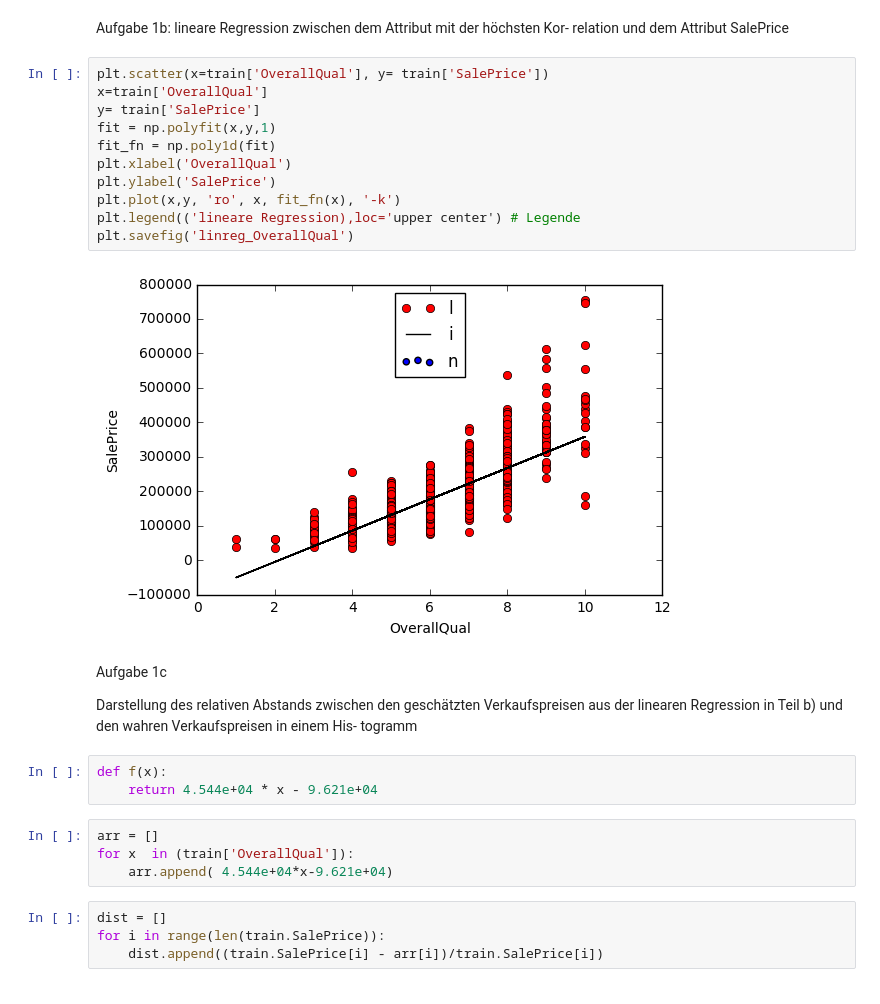
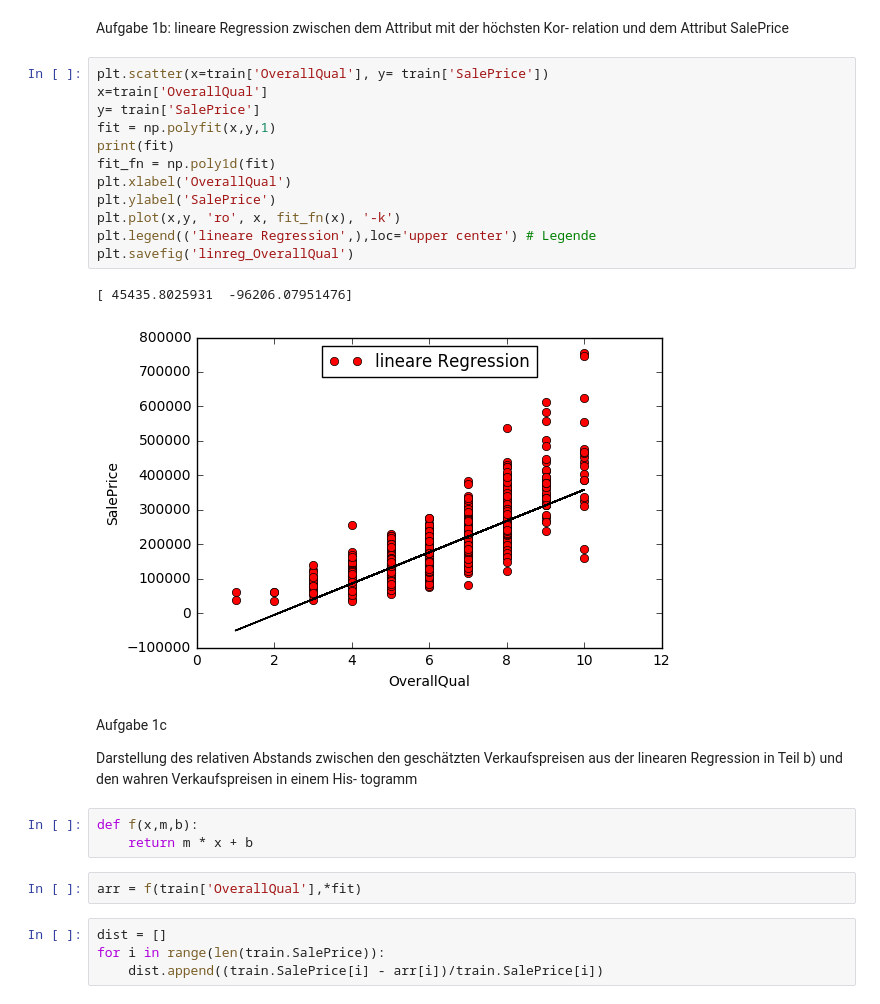
Before and after one commit to FNeubuerger/SMD_WS_1617, a Jupyter notebook: DataMiningChallenge/1_a.ipynb, the cells around one changed output. Cells and saved outputs as stored; diff of their text form.

```diff
--- a/DataMiningChallenge/1_a.ipynb
+++ b/DataMiningChallenge/1_a.ipynb
@@ -57,16 +69,18 @@ relation und dem Attribut SalePrice
 # %%
 plt.scatter(x=train['OverallQual'], y= train['SalePrice'])
 x=train['OverallQual']
 y= train['SalePrice']
 fit = np.polyfit(x,y,1)
+print(fit)
 fit_fn = np.poly1d(fit)
 plt.xlabel('OverallQual')
 plt.ylabel('SalePrice')
 plt.plot(x,y, 'ro', x, fit_fn(x), '-k')
-plt.legend(('lineare Regression),loc='upper center') # Legende
+plt.legend(('lineare Regression',),loc='upper center') # Legende
 plt.savefig('linreg_OverallQual')
 # %% [output]
+[ 45435.8025931  -96206.07951476]
-[figure, old version]
+[figure, new version]
 # %% [markdown]
 Aufgabe 1c
 
@@ -74,12 +88,10 @@ Darstellung des relativen Abstands zwischen den geschätzten Verkaufspreisen aus
 der linearen Regression in Teil b) und den wahren Verkaufspreisen in einem His-
 togramm
 # %%
-def f(x):
-    return 4.544e+04 * x - 9.621e+04
+def f(x,m,b):
+    return m * x + b
-# %%
-arr = []
-for x  in (train['OverallQual']):
-    arr.append( 4.544e+04*x-9.621e+04)
+# %%
+arr = f(train['OverallQual'],*fit)
 # %%
 dist = []
 for i in range(len(train.SalePrice)):
```
Also changed, not shown: parts of 3 cells of this notebook, 1 other file.
